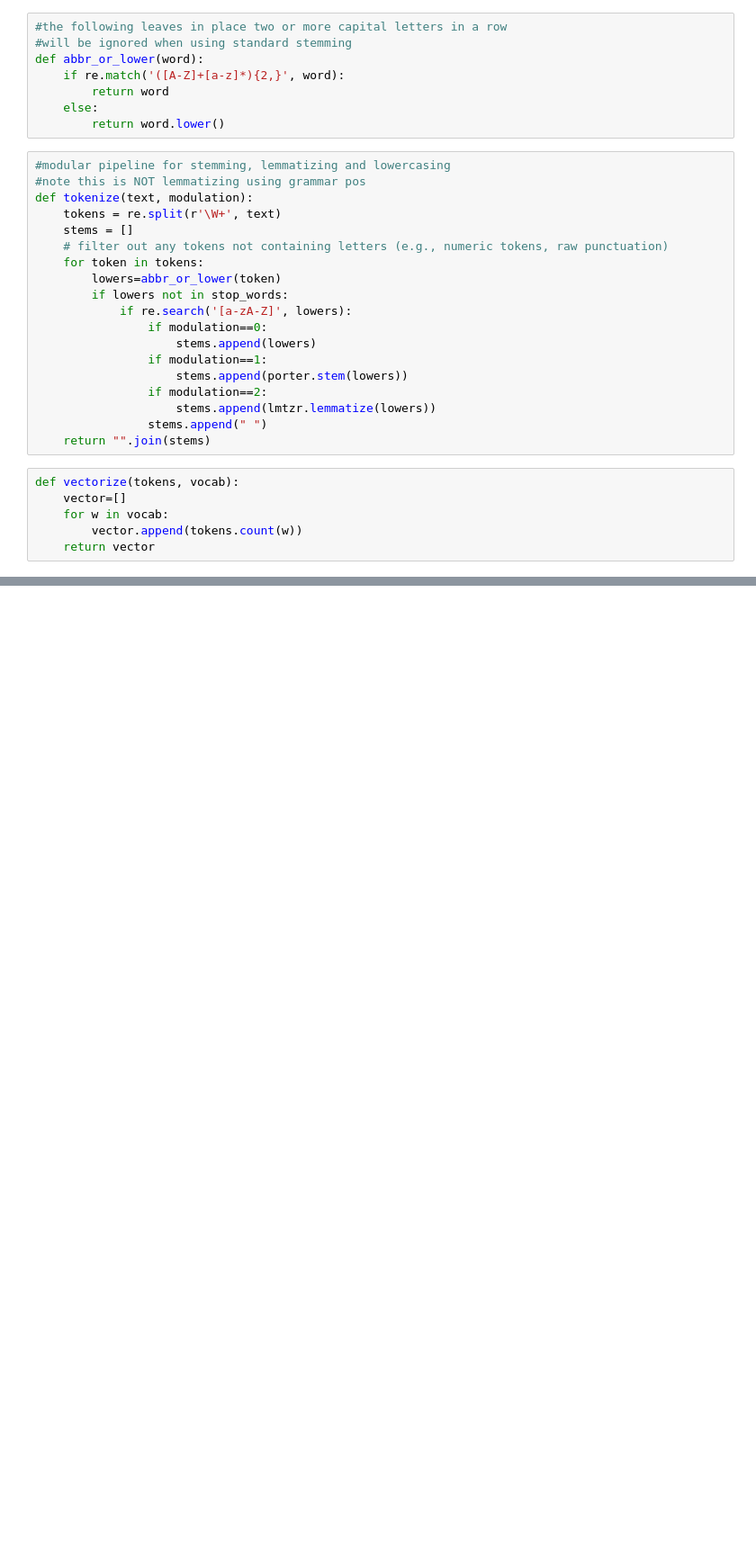
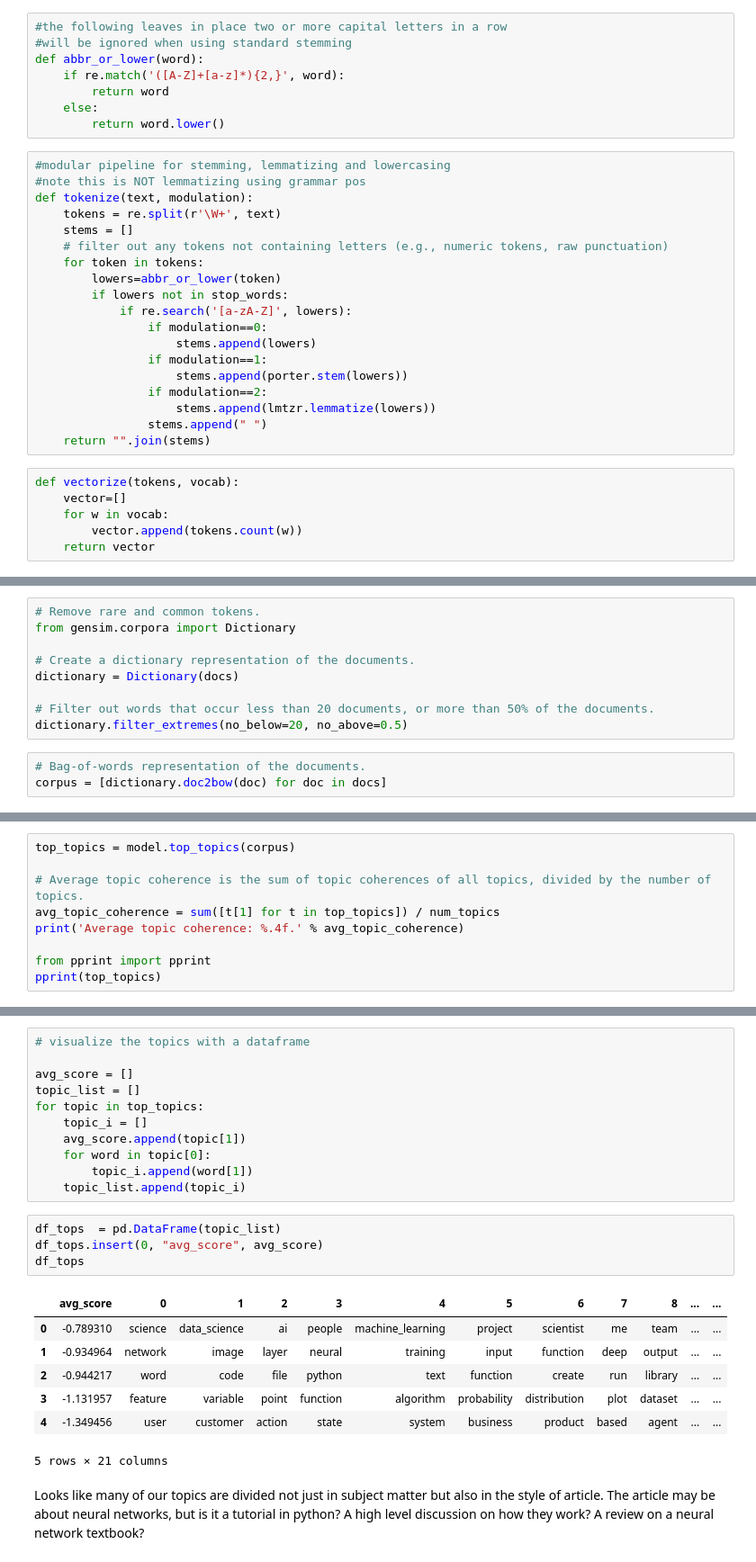
Before and after one commit to dothereading/text-mining-final-project, a Jupyter notebook: Analysis.ipynb, the cells around one changed output, grey strips where cells are left out. Shown at 90% size. Saved outputs shown, nothing was run; the diff lists cells and outputs as text; blank space fills up the shorter version.

```diff
--- a/Analysis.ipynb
+++ b/Analysis.ipynb
@@ -133,0 +263,12 @@ Wall time: 455 ms
+# %%
+# Remove rare and common tokens.
+from gensim.corpora import Dictionary
+
+# Create a dictionary representation of the documents.
+dictionary = Dictionary(docs)
+
+# Filter out words that occur less than 20 documents, or more than 50% of the documents.
+dictionary.filter_extremes(no_below=20, no_above=0.5)
+# %%
+# Bag-of-words representation of the documents.
+corpus = [dictionary.doc2bow(doc) for doc in docs]
@@ -133,0 +307,9 @@ Wall time: 455 ms
+# %%
+top_topics = model.top_topics(corpus)
+
+# Average topic coherence is the sum of topic coherences of all topics, divided by the number of topics.
+avg_topic_coherence = sum([t[1] for t in top_topics]) / num_topics
+print('Average topic coherence: %.4f.' % avg_topic_coherence)
+
+from pprint import pprint
+pprint(top_topics)
@@ -133,0 +334,25 @@ Wall time: 455 ms
+# %%
+# visualize the topics with a dataframe
+
+avg_score = []
+topic_list = []
+for topic in top_topics:
+    topic_i = []
+    avg_score.append(topic[1])
+    for word in topic[0]:
+        topic_i.append(word[1])
+    topic_list.append(topic_i)
+# %%
+df_tops  = pd.DataFrame(topic_list)
+df_tops.insert(0, "avg_score", avg_score)
+df_tops
+# %% [output]
+|  | avg_score | 0 | 1 | 2 | 3 | 4 | 5 | 6 | 7 | 8 | ... | ... |
+| 0 | -0.789310 | science | data_science | ai | people | machine_learning | project | scientist | me | team | ... | ... |
+| 1 | -0.934964 | network | image | layer | neural | training | input | function | deep | output | ... | ... |
+| 2 | -0.944217 | word | code | file | python | text | function | create | run | library | ... | ... |
+| 3 | -1.131957 | feature | variable | point | function | algorithm | probability | distribution | plot | dataset | ... | ... |
+| 4 | -1.349456 | user | customer | action | state | system | business | product | based | agent | ... | ... |
+5 rows × 21 columns
+# %% [markdown]
+Looks like many of our topics are divided not just in subject matter but also in the style of article. The article may be about neural networks, but is it a tutorial in python? A high level discussion on how they work? A review on a neural network textbook?
```
Also changed, not shown: parts of 49 cells of this notebook.
